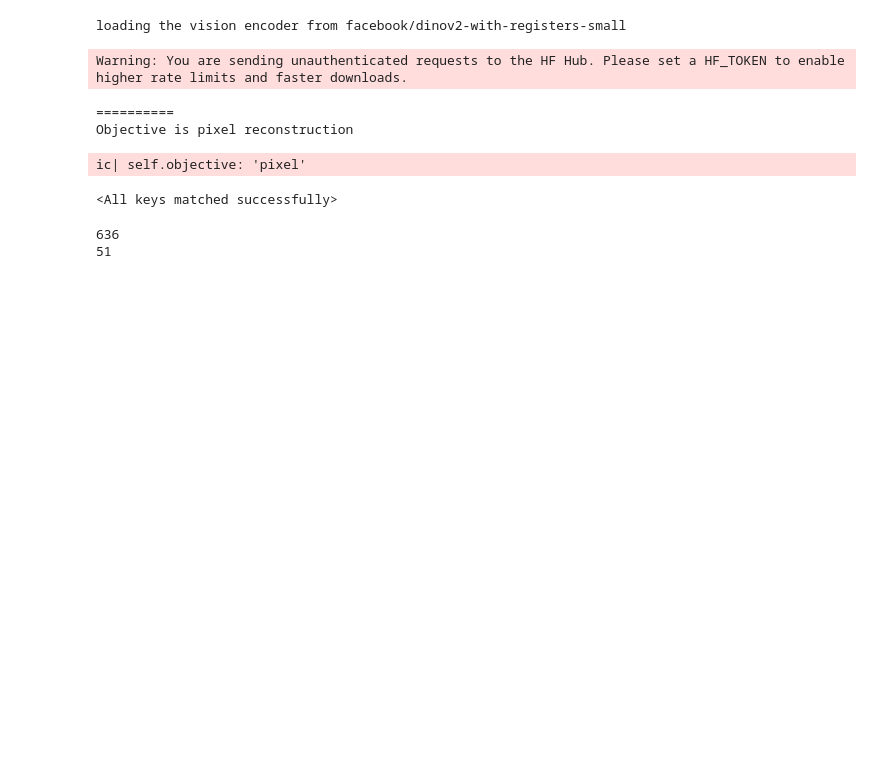
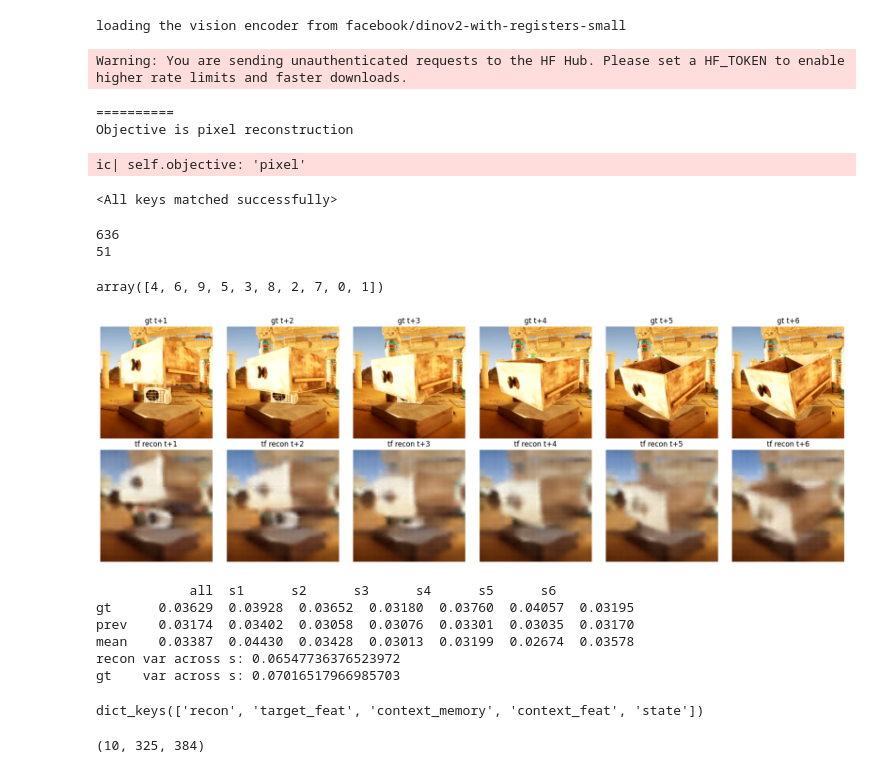
Before and after one commit to maheshreddy24/rwm, a Jupyter notebook: src/inference.ipynb, the cells around one changed output. Saved outputs shown, nothing was run; the diff lists cells and outputs as text; code cells hidden in the pictures; blank space fills up the shorter version.

```diff
--- a/src/inference.ipynb
+++ b/src/inference.ipynb
@@ -30,7 +32,7 @@ while True:
     ret, frame = cap.read()
     if not ret: break
     frame = cv2.cvtColor(frame, cv2.COLOR_BGR2RGB)
-    frame = cv2.resize(frame, (256, 256))
+    frame = cv2.resize(frame, (252, 252))
     frame = frame/255.0
     frames.append(frame)
 
@@ -44,0 +72,8 @@ print(len(frames))
+# %%
+indices = np.arange(10)
+np.random.shuffle(indices)
+
+context_frames = np.stack(frames[:10])[indices]
+indices
+# %% [output]
+array([4, 6, 9, 5, 3, 8, 2, 7, 0, 1])
@@ -44,0 +113,50 @@ print(len(frames))
+# %%
+# gt = np.stack(frames[C:C + S])                                  # (S, H, W, 3), in [0,1]
+gt = target_frames
+recon_np = recon_tf[0].detach().cpu().permute(0, 2, 3, 1).numpy()
+recon_np = np.clip(recon_np, 0.0, 1.0)
+
+fig, axes = plt.subplots(2, S, figsize=(3 * S, 6))
+for s in range(S):
+    axes[0, s].imshow(gt[s])
+    axes[0, s].set_title(f"gt t+{s+1}")
+    axes[0, s].axis("off")
+
+    axes[1, s].imshow(recon_np[s])
+    axes[1, s].set_title(f"tf recon t+{s+1}")
+    axes[1, s].axis("off")
+
+plt.tight_layout()
+plt.show()
+# %% [output]
+[figure, added]
+# %%
+import torch.nn.functional as F
+
+r = recon_tf                                                   # (1, S, 3, H, W)
+gt = targets                                                   # (1, S, 3, H, W), shuffled order
+prev = torch.cat([context[:, -1:], targets[:, :-1]], dim=1)    # what the core saw one step earlier
+mean = gt.mean(dim=1, keepdim=True).expand_as(gt)
+
+def per_step(a, b):                # (S,) MSE, one value per predicted step
+    return (a - b).pow(2).flatten(2).mean(-1)[0]
+
+print(f"{'':6} {'all':>8}  " + "  ".join(f"s{i+1:<5}" for i in range(S)))
+for name, ref in [("gt", gt), ("prev", prev), ("mean", mean)]:
+    ps = per_step(r, ref)
+    print(f"{name:6} {F.mse_loss(r, ref).item():8.5f}  " + "  ".join(f"{v:6.5f}" for v in ps))
+
+# does the output move at all as s changes?
+print("recon var across s:", r.std(dim=1).mean().item())
+print("gt    var across s:", gt.std(dim=1).mean().item())
+# %% [output]
+            all  s1      s2      s3      s4      s5      s6
+gt      0.03629  0.03928  0.03652  0.03180  0.03760  0.04057  0.03195
+prev    0.03174  0.03402  0.03058  0.03076  0.03301  0.03035  0.03170
+mean    0.03387  0.04430  0.03428  0.03013  0.03199  0.02674  0.03578
+recon var across s: 0.06547736376523972
+gt    var across s: 0.07016517966985703
+# %%
+out_tf.keys()
+# %% [output]
+dict_keys(['recon', 'target_feat', 'context_memory', 'context_feat', 'state'])
@@ -44,0 +165,4 @@ print(len(frames))
+# %%
+context_feat.shape
+# %% [output]
+(10, 325, 384)
```
Also changed, not shown: parts of 7 cells of this notebook, 1 other file.
